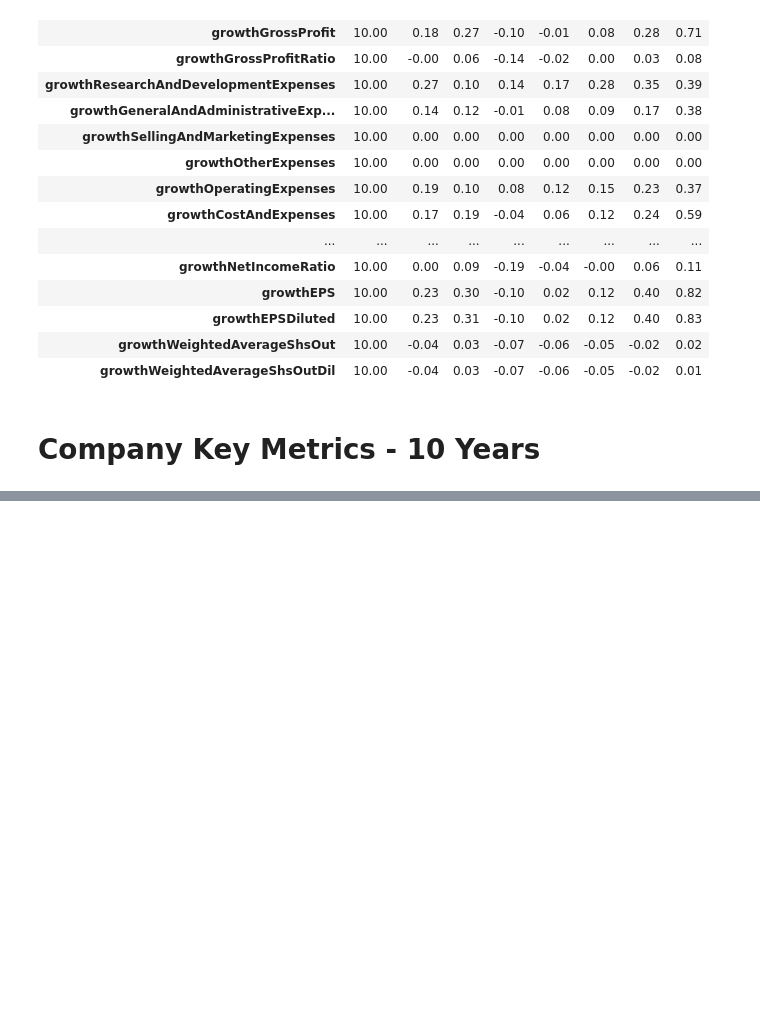
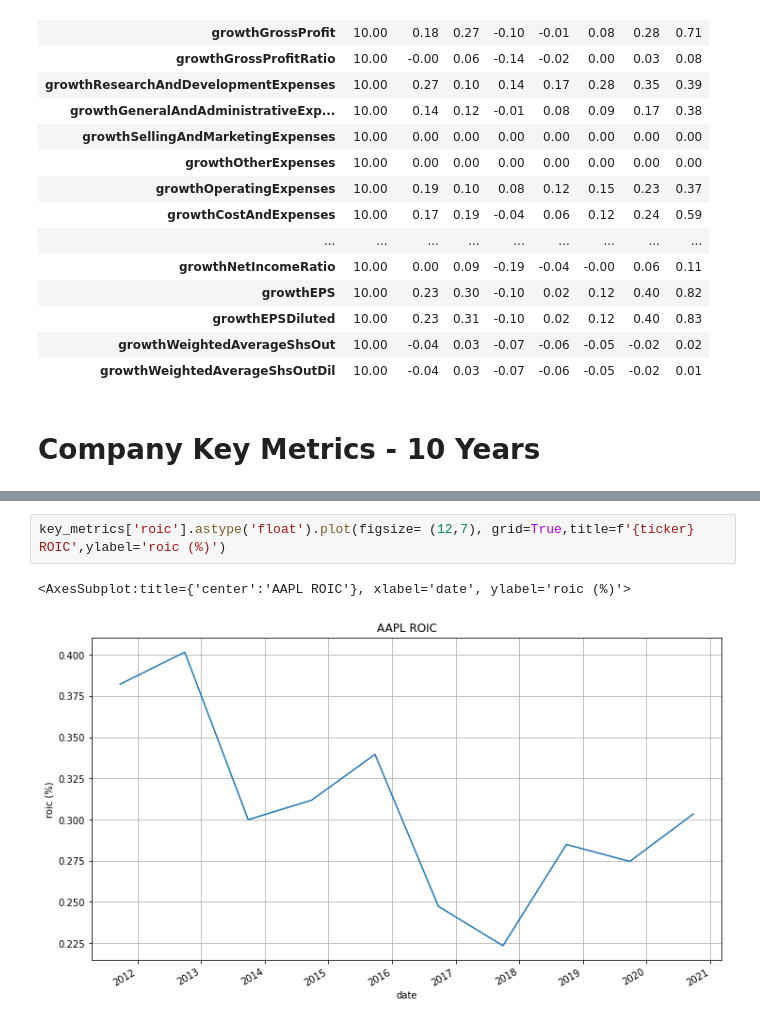
Before and after one commit to dbogatic/value_investing, a Jupyter notebook: intrinsic_value.ipynb, the cells around one changed output, grey strips where cells are left out. Saved outputs shown, nothing was run; the diff lists cells and outputs as text; blank space fills up the shorter version.

```diff
--- a/intrinsic_value.ipynb
+++ b/intrinsic_value.ipynb
@@ -232,3 +232,8 @@ key_metrics.T
 | inventoryTurnover | 41.75 | 39.40 | 41.39 | 29.05 | 61.62 | 59.64 | 53.18 | 60.43 | ... |
 | roe | 0.88 | 0.61 | 0.56 | 0.36 | 0.36 | 0.45 | 0.35 | 0.30 | ... |
 | capexPerShare | -0.42 | -0.57 | -0.67 | -0.61 | -0.58 | -0.49 | -0.39 | -0.32 | ... |
+# %%
+key_metrics['roic'].astype('float').plot(figsize= (12,7), grid=True,title=f'{ticker} ROIC',ylabel='roic (%)')
+# %% [output]
+<AxesSubplot:title={'center':'AAPL ROIC'}, xlabel='date', ylabel='roic (%)'>
+[figure, added]
```
Also changed, not shown: parts of 6 cells of this notebook.
